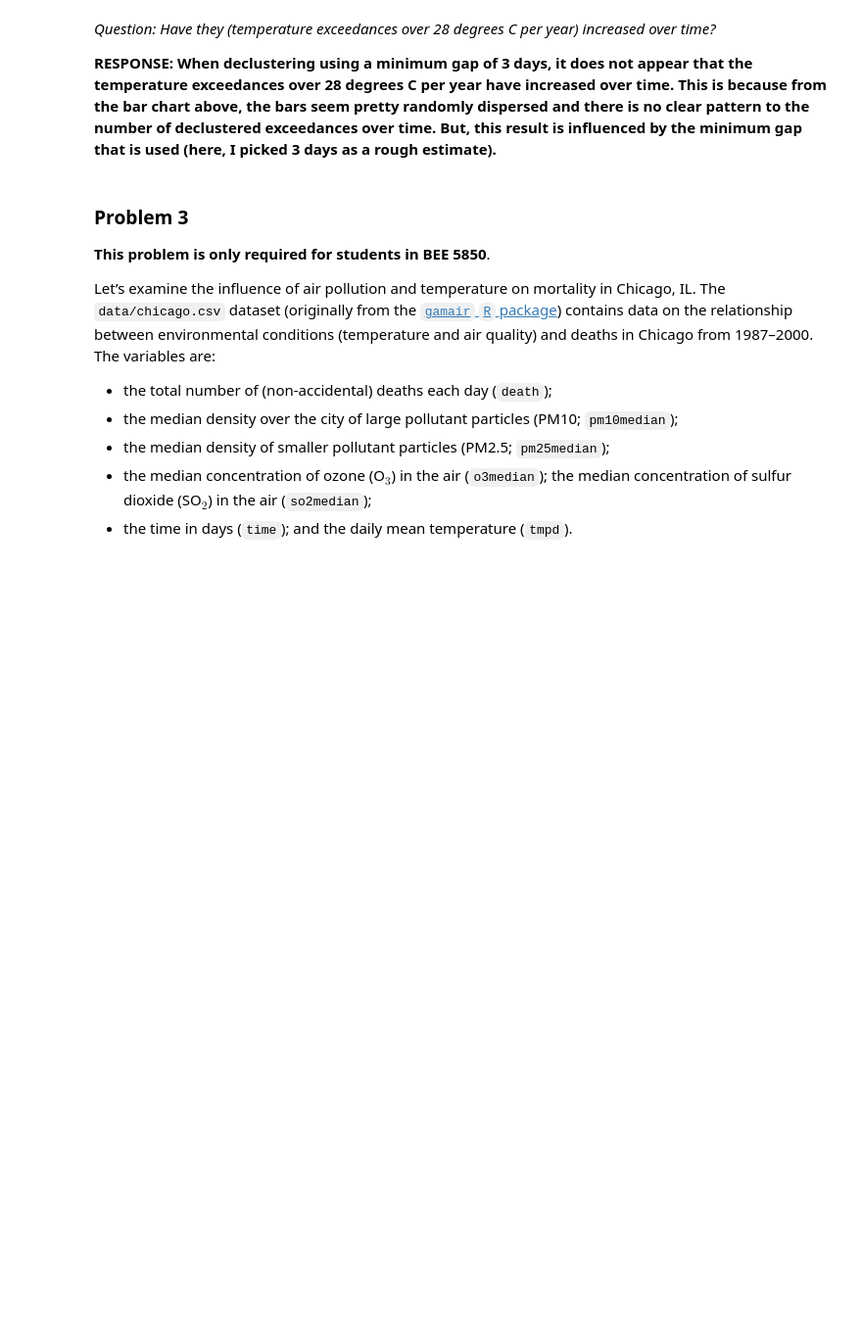
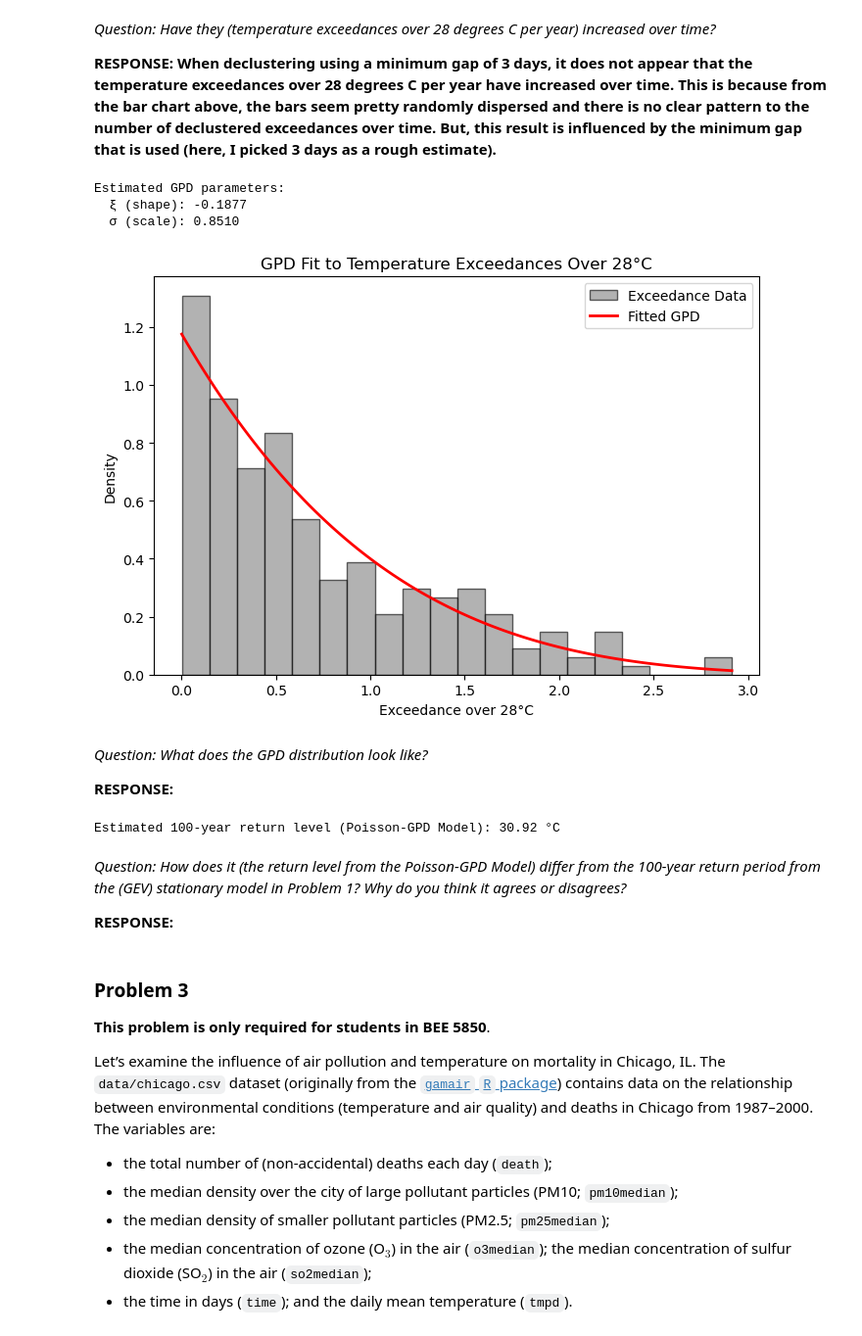
Before and after one commit to BEE4850-SP25/hw05-christinemswanson, a Jupyter notebook: hw05.ipynb, the cells around one changed output. Shown: that part at 98% size. Drawn from its saved outputs; the diff is of its cells as text; code cells hidden in the pictures; blank space fills up the shorter version.

```diff
--- a/hw05.ipynb
+++ b/hw05.ipynb
@@ -392,3 +409,73 @@ plt.show()
+# %%
+# Fit a stationary Poisson-GPD model for the exceedances
+# What does the GPD distribution look like?
+
+threshold = 28
+exceedances = ithaca_dat[ithaca_dat['TempMax'] > threshold]['TempMax'] - threshold
+
+# use genpareto function
+# Fit GPD: returns shape (ξ), location (μ), and scale (σ)
+shape_hat, loc_hat, scale_hat = genpareto.fit(exceedances, floc=0)  # fix loc=0 for standard excesses
+
+print(f"Estimated GPD parameters:")
+print(f"  ξ (shape): {shape_hat:.4f}")
+print(f"  σ (scale): {scale_hat:.4f}")
+# %% [output]
+Estimated GPD parameters:
+  ξ (shape): -0.1877
+  σ (scale): 0.8510
+# %%
+# plot the GPD distribution
+# with hist of exceedances over 28 degrees C
+plt.figure(figsize=(7, 5))
+
+x = np.linspace(0, exceedances.max(), 100)
+pdf_vals = genpareto.pdf(x, c=shape_hat, loc=loc_hat, scale=scale_hat)
+
+plt.hist(exceedances, bins=20, density=True, alpha=0.6, color='gray', edgecolor='black', label="Exceedance Data")
+plt.plot(x, pdf_vals, 'r-', lw=2, label='Fitted GPD')
+
+plt.xlabel("Exceedance over 28°C")
+plt.ylabel("Density")
+plt.title("GPD Fit to Temperature Exceedances Over 28°C")
+plt.legend()
+plt.tight_layout()
+
+plt.show()
+# %% [output]
+[figure, added]
+# %% [markdown]
+*Question: What does the GPD distribution look like?*
+
+**RESPONSE:**
+# %%
+# FIX THIS
+# From your model, estimate the 100-year return level.
+# How does it differ from the 100-year return period from
+# the stationary model in Problem 1? Why do you think it agrees or disagrees?
+
+# adapted from POT lecture, slide 27
+
+# STEP 1: Fit Generalized Pareto Distribution (GPD)
+# Note: scipy's genpareto uses (c, loc, scale): c = ξ, scale = σ, loc usually = 0
+ξ_hat, loc_hat, σ_hat = genpareto.fit(exceedances, floc=0)
+
+# STEP 2: Estimate Poisson rate λ (mean annual exceedance count)
+exceed_counts = ithaca_dat[ithaca_dat['TempMax'] > threshold].groupby('Year').size().reset_index(name='count')
+λ_hat = exceed_counts['count'].mean()
+
+# STEP 3: Estimate 100-year return level using Poisson-GPD formula
+T = 100  # years
+RL_100 = threshold + (σ_hat / ξ_hat) * ((T * λ_hat) ** ξ_hat - 1)
+
+# STEP 4: Print return level
+print(f"Estimated 100-year return level (Poisson-GPD Model): {RL_100:.2f} °C")
+# %% [output]
+Estimated 100-year return level (Poisson-GPD Model): 30.92 °C
+# %% [markdown]
+*Question: How does it (the return level from the Poisson-GPD Model) differ from the 100-year return period from the (GEV) stationary model in Problem 1? Why do you think it agrees or disagrees?*
+
+**RESPONSE:**
 # %% [markdown]
 ### Problem 3
 
```
Also changed, not shown: parts of 7 cells of this notebook.
